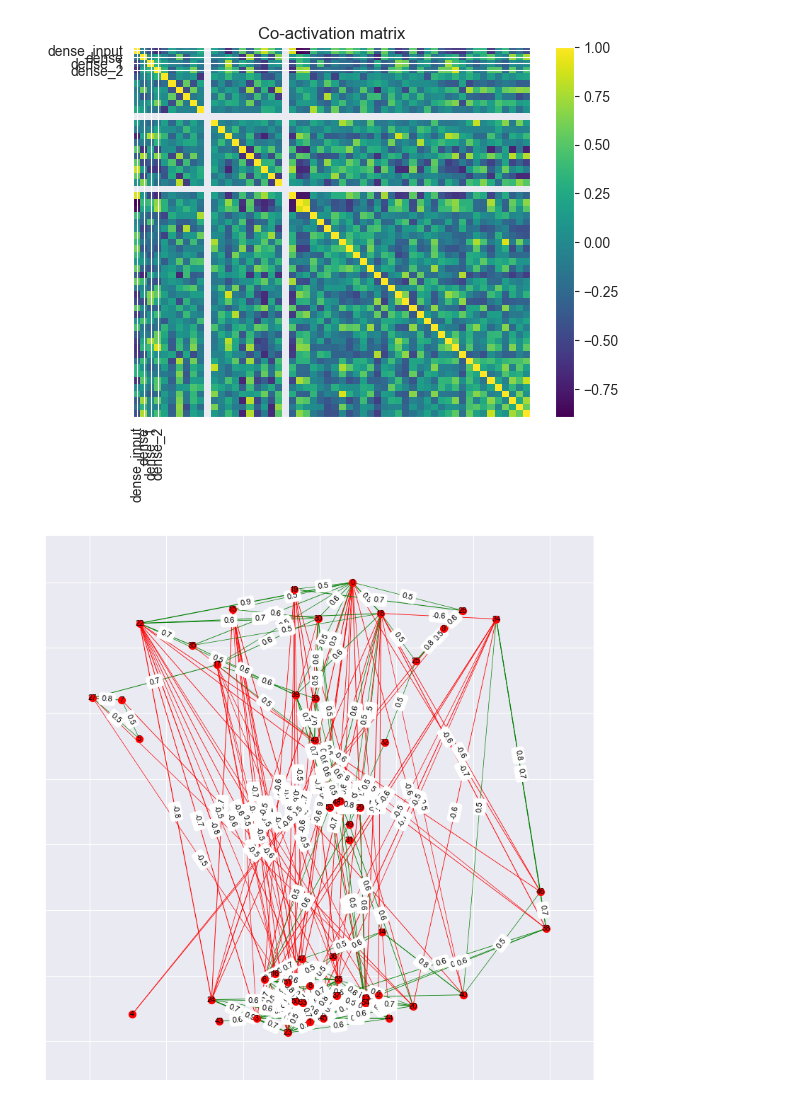
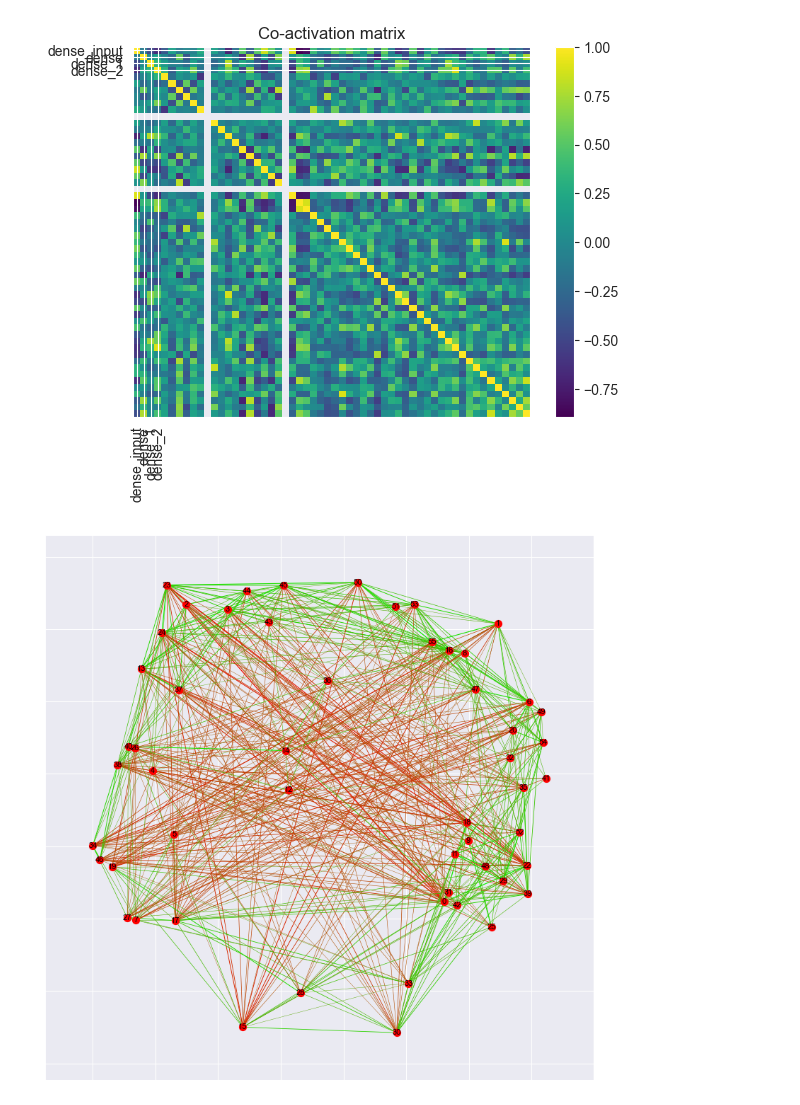
Before and after one commit to b0ster/KRW-project-group2, a Jupyter notebook: src/titanic/titanic-dnn-classification-minified.ipynb, the cells around one changed output. Drawn from its saved outputs; the diff is of its cells as text; code cells hidden in the pictures.

Commit message:
Scaled colors for weights

```diff
--- a/src/titanic/titanic-dnn-classification-minified.ipynb
+++ b/src/titanic/titanic-dnn-classification-minified.ipynb
@@ -360,29 +360,45 @@ plt.show()
 [figure]
 # %%
 import networkx as nx
-threshold=.5
+threshold=.3
 
 # Create the graph
 G = nx.Graph()
 for i in range(correlations.shape[0]):
     for j in range(i+1, correlations.shape[1]):
         if abs(correlations[i,j]) > threshold:
             G.add_edge(i, j, weight=correlations[i,j])
 
 # Draw the graph
 fig, ax = plt.subplots(figsize=(10, 10))
 pos = nx.spring_layout(G, weight='weight')
 # pos = nx.circular_layout(G)
 
 nx.draw_networkx_nodes(G, pos, node_color='r', node_size=50)
 nx.draw_networkx_labels(G, pos, font_size=8)
 edges, weights = zip(*nx.get_edge_attributes(G,'weight').items())
 edges = list(edges)
 weights = list(weights)
-edge_colors = ['g' if w > 0 else 'r' for w in weights]
+import matplotlib.colors as mcolors
+
+min_w, max_w = -1, 1
+red = mcolors.hex2color('#FF0000')  # red color in RGB format
+green = mcolors.hex2color('#00FF00')  # green color in RGB format
+
+edge_colors = []
+for w in weights:
+    # Map the weight value to a value between 0 and 1
+    normalized_w = (w - min_w) / (max_w - min_w)
+
+    # Use a linear interpolation to determine the color between red and green
+    color = tuple((1 - normalized_w) * c1 + normalized_w * c2 for c1, c2 in zip(red, green))
+
+    # Convert the color to hexadecimal format and append it to the list
+    edge_colors.append(mcolors.rgb2hex(color))
+
 edges, weights = zip(*[(edges[i], round(weights[i],1)) for i in range(len(edges)) if abs(weights[i]) >threshold])
 nx.draw_networkx_edges(G, pos, edgelist=edges, edge_color=edge_colors, width=weights, edge_cmap=plt.cm.coolwarm, )
-nx.draw_networkx_edge_labels(G, pos, edge_labels=dict(zip(edges, weights)), font_size=8)
+# nx.draw_networkx_edge_labels(G, pos, edge_labels=dict(zip(edges, weights)), font_size=8)
 plt.show()
 # %% [output]
-[figure, old version]
+[figure, new version]
```
